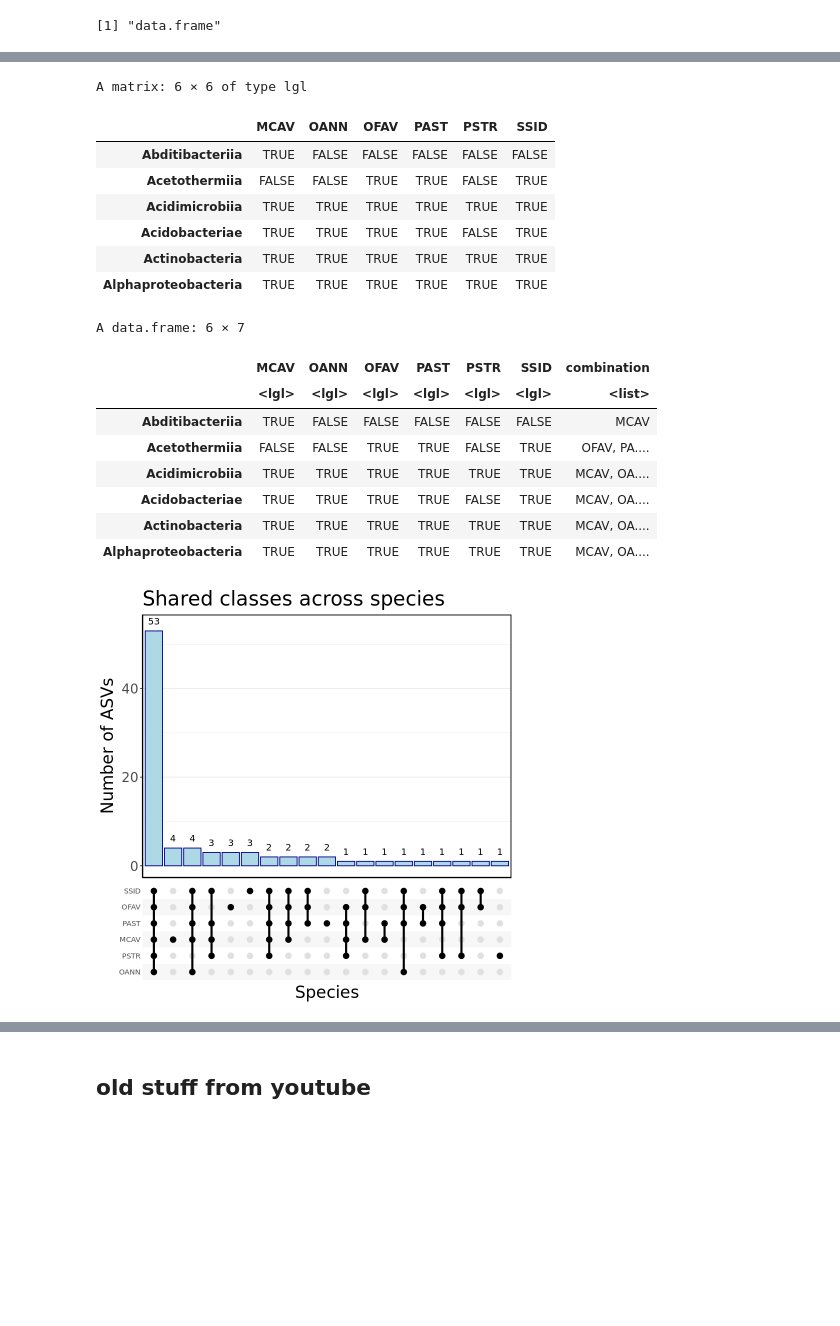
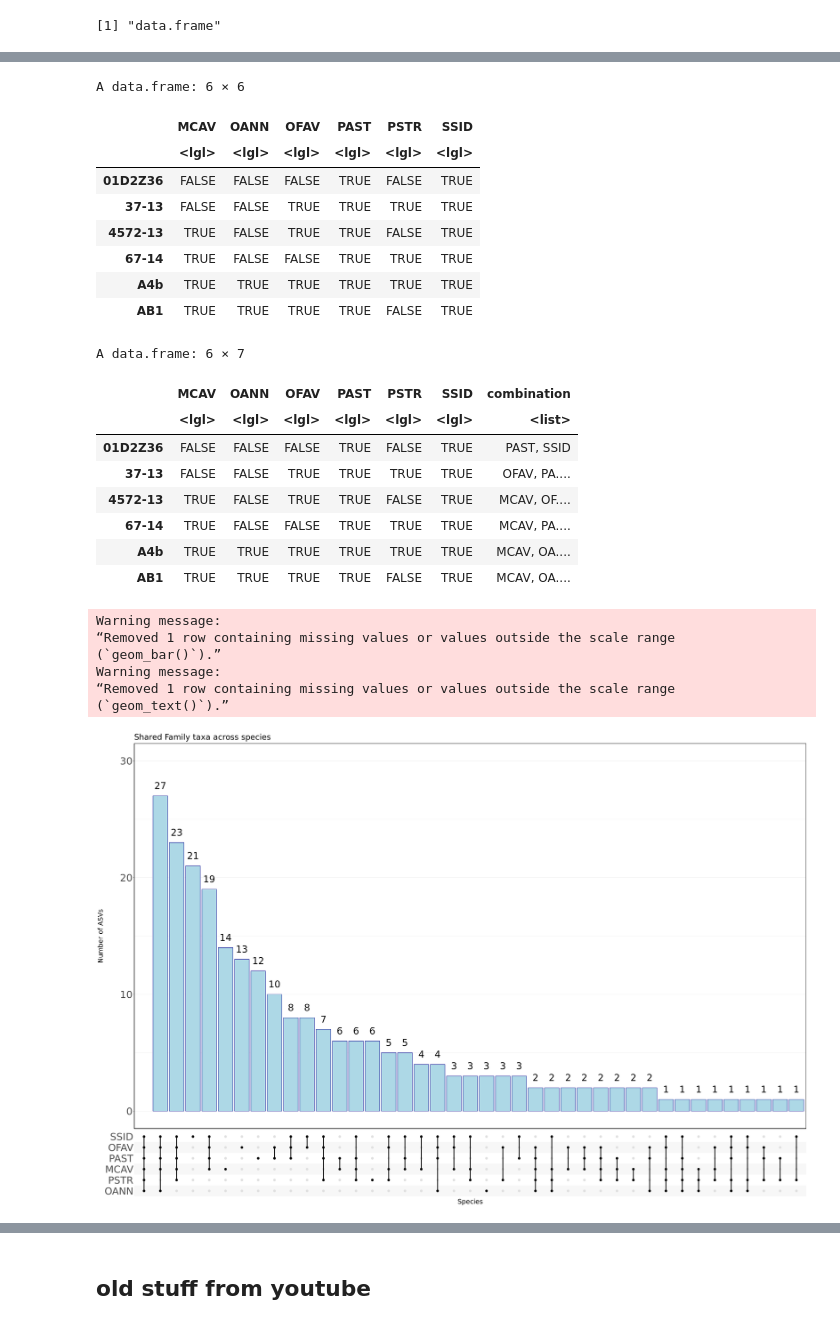
Before and after one commit to cdesouza02/BEL_16S_output, a Jupyter notebook: genefilter.ipynb, the cells around one changed output, grey strips where cells are left out. Drawn from its saved outputs; the diff is of its cells as text; code cells hidden in the pictures; blank space fills up the shorter version.

Commit message:
family upset plots! formatted well

```diff
--- a/genefilter.ipynb
+++ b/genefilter.ipynb
@@ -357,14 +378,14 @@ top100_class <- compare_all %>%
 # %%
-compare_class <- compare_all %>%
-  filter(Class %in% top100_class) %>%
-  select(species, Class, PA) %>%
-  group_by(species, Class) %>%
+spec_fam <- compare_all %>%
+  filter(Family %in% top500_fam) %>%
+  select(species, Family, PA) %>%
+  group_by(species, Family) %>%
   summarise(PA = any(PA), .groups = "drop") %>%
   pivot_wider(
-    names_from = Class,
+    names_from = Family,
     values_from = PA,
     values_fill = FALSE
   )
 
-head(compare_class)
+head(spec_fam)
 # %% [output]
@@ -380,24 +401,25 @@ A tibble: 6 × 88
 # %%
 # Move the first column to row names
-ps_mat <- compare_class %>%
-  tibble::column_to_rownames(var = colnames(compare_class)[1])
-# Transpose the matrix/data frame
-compare_class <- t(ps_mat)
-head(compare_class)
+ps_fam <- spec_fam %>%
+  tibble::column_to_rownames(var = colnames(spec_fam)[1])
+# Transpose the matrix/data frame to make columns easier to separate
+spec_fam <- t(ps_fam)
 #make it a dataframe
-compare_class <- as.data.frame(compare_class)
+spec_fam <- as.data.frame(spec_fam)
+head(spec_fam)
 # %% [output]
-A matrix: 6 × 6 of type lgl
+A data.frame: 6 × 6
 |  | MCAV | OANN | OFAV | PAST | PSTR | SSID |
-| Abditibacteriia | TRUE | FALSE | FALSE | FALSE | FALSE | FALSE |
-| Acetothermiia | FALSE | FALSE | TRUE | TRUE | FALSE | TRUE |
-| Acidimicrobiia | TRUE | TRUE | TRUE | TRUE | TRUE | TRUE |
-| Acidobacteriae | TRUE | TRUE | TRUE | TRUE | FALSE | TRUE |
-| Actinobacteria | TRUE | TRUE | TRUE | TRUE | TRUE | TRUE |
-| Alphaproteobacteria | TRUE | TRUE | TRUE | TRUE | TRUE | TRUE |
+|  | <lgl> | <lgl> | <lgl> | <lgl> | <lgl> | <lgl> |
+| 01D2Z36 | FALSE | FALSE | FALSE | TRUE | FALSE | TRUE |
+| 37-13 | FALSE | FALSE | TRUE | TRUE | TRUE | TRUE |
+| 4572-13 | TRUE | FALSE | TRUE | TRUE | FALSE | TRUE |
+| 67-14 | TRUE | FALSE | FALSE | TRUE | TRUE | TRUE |
+| A4b | TRUE | TRUE | TRUE | TRUE | TRUE | TRUE |
+| AB1 | TRUE | TRUE | TRUE | TRUE | FALSE | TRUE |
 # %%
 ##create a combination column
-compare_class <- compare_class %>%
+spec_fam <- spec_fam %>%
 mutate(
     combination = pmap(
         list(MCAV, OANN, OFAV, PAST, PSTR, SSID),
@@ -406,15 +428,15 @@ mutate(
             )
         )
 # %%
-head(compare_class)
+head(spec_fam)
 # %% [output]
 A data.frame: 6 × 7
 |  | MCAV | OANN | OFAV | PAST | PSTR | SSID | combination |
 |  | <lgl> | <lgl> | <lgl> | <lgl> | <lgl> | <lgl> | <list> |
-| Abditibacteriia | TRUE | FALSE | FALSE | FALSE | FALSE | FALSE | MCAV |
-| Acetothermiia | FALSE | FALSE | TRUE | TRUE | FALSE | TRUE | OFAV, PA.... |
-| Acidimicrobiia | TRUE | TRUE | TRUE | TRUE | TRUE | TRUE | MCAV, OA.... |
-| Acidobacteriae | TRUE | TRUE | TRUE | TRUE | FALSE | TRUE | MCAV, OA.... |
-| Actinobacteria | TRUE | TRUE | TRUE | TRUE | TRUE | TRUE | MCAV, OA.... |
-| Alphaproteobacteria | TRUE | TRUE | TRUE | TRUE | TRUE | TRUE | MCAV, OA.... |
+| 01D2Z36 | FALSE | FALSE | FALSE | TRUE | FALSE | TRUE | PAST, SSID |
+| 37-13 | FALSE | FALSE | TRUE | TRUE | TRUE | TRUE | OFAV, PA.... |
+| 4572-13 | TRUE | FALSE | TRUE | TRUE | FALSE | TRUE | MCAV, OF.... |
+| 67-14 | TRUE | FALSE | FALSE | TRUE | TRUE | TRUE | MCAV, PA.... |
+| A4b | TRUE | TRUE | TRUE | TRUE | TRUE | TRUE | MCAV, OA.... |
+| AB1 | TRUE | TRUE | TRUE | TRUE | FALSE | TRUE | MCAV, OA.... |
 # %%
@@ -422,27 +446,35 @@ A data.frame: 6 × 7
 # %%
-ps_combo%>%
+plot_spec_fam <- spec_fam%>%
 ggplot(aes(x=combination)) +
     geom_bar(color="darkblue", fill="lightblue") +
-    geom_text(stat='count', aes(label=after_stat(count)), vjust=-1) +
+    geom_text(stat='count', aes(label=after_stat(count)), vjust=-1, size = 10) +
     scale_x_upset() +
-    scale_y_continuous(lim = c(0, 54)) +
-labs(title = "Shared classes across species",
+    scale_y_continuous(lim = c(0, 30)) +
+labs(title = "Shared Family taxa across species",
        x = "Species",
        y = "Number of ASVs") +
 theme_bw() +
   theme(
     legend.position = "right",
       legend.title = element_text(size = 20),
   legend.text = element_text(size = 15),
   legend.key.width = unit(1.3, "cm"),     # make the legend keys wider
   legend.key.height = unit(1.5, "cm"),   # make them taller
     panel.border = element_rect(color = "black", fill = NA, linewidth = 1),
     panel.grid.major.x = element_blank(),
     panel.grid.minor.x = element_blank(),
     axis.ticks.x = element_blank(),
     axis.line = element_line(color = "black"),
-    axis.text.x = element_text(angle = 90, vjust = 1, hjust = 1),
+    axis.text.x = element_text(angle = 90, vjust = 1, hjust = 1, size=30),
+    axis.text.y = element_text(size = 30),
     text = element_text(size = 20)
   )
+plot_spec_fam
 # %% [output]
+Warning message:
+“Removed 1 row containing missing values or values outside the scale range
+(`geom_bar()`).”
+Warning message:
+“Removed 1 row containing missing values or values outside the scale range
+(`geom_text()`).”
-[figure, old version]
+[figure, new version]
```
Also changed, not shown: parts of 33 cells of this notebook.
